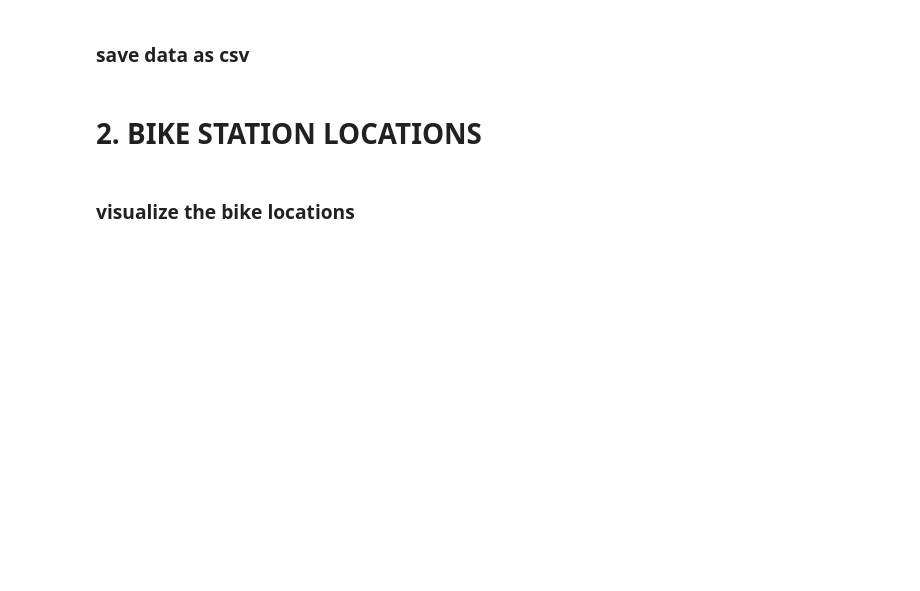
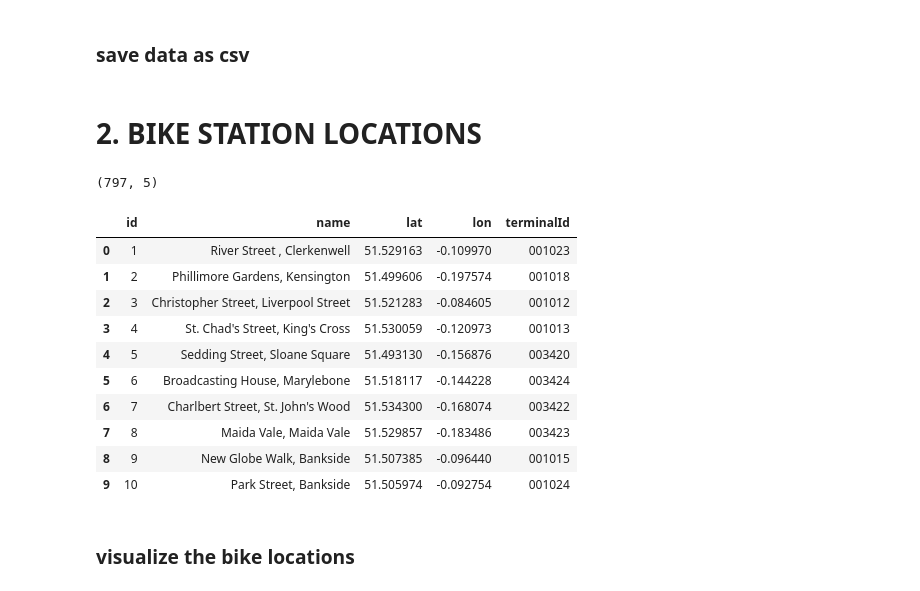
Before and after one commit to tabeaeggler/UrbanMobility, a Jupyter notebook: Data_Scraper.ipynb, the cells around one changed output. Cells and saved outputs as stored; diff of their text form; code cells hidden in the pictures; blank space fills up the shorter version.

```diff
--- a/Data_Scraper.ipynb
+++ b/Data_Scraper.ipynb
@@ -225,3 +333,46 @@ bike_locs.head(10)
+# %%
+import requests
+import json
+import pandas as pd
+
+url = "https://api.tfl.gov.uk/BikePoint/"
+response = requests.get(url)
+root = json.loads(response.text)
+
+data = []
+logical_id = ""
+for station in root:
+    for prop in station['additionalProperties']:
+        if prop['key'] == 'TerminalName':
+            logical_id = prop['value']
+            break
+
+    station_data = {
+        "id": station['id'][11:],
+        "name": station['commonName'],
+        "lat": station['lat'],
+        "lon": station['lon'],
+        "terminalId": logical_id
+    }
+    data.append(station_data)
+
+bike_locs = pd.DataFrame(data)
+
+print(bike_locs.shape)
+bike_locs.head(10)
+# %% [output]
+(797, 5)
+|  | id | name | lat | lon | terminalId |
+| 0 | 1 | River Street , Clerkenwell | 51.529163 | -0.109970 | 001023 |
+| 1 | 2 | Phillimore Gardens, Kensington | 51.499606 | -0.197574 | 001018 |
+| 2 | 3 | Christopher Street, Liverpool Street | 51.521283 | -0.084605 | 001012 |
+| 3 | 4 | St. Chad's Street, King's Cross | 51.530059 | -0.120973 | 001013 |
+| 4 | 5 | Sedding Street, Sloane Square | 51.493130 | -0.156876 | 003420 |
+| 5 | 6 | Broadcasting House, Marylebone | 51.518117 | -0.144228 | 003424 |
+| 6 | 7 | Charlbert Street, St. John's Wood | 51.534300 | -0.168074 | 003422 |
+| 7 | 8 | Maida Vale, Maida Vale | 51.529857 | -0.183486 | 003423 |
+| 8 | 9 | New Globe Walk, Bankside | 51.507385 | -0.096440 | 001015 |
+| 9 | 10 | Park Street, Bankside | 51.505974 | -0.092754 | 001024 |
 # %% [markdown]
 ### visualize the bike locations
 # %%
```
Also changed, not shown: parts of 54 cells of this notebook, 3 other files.
